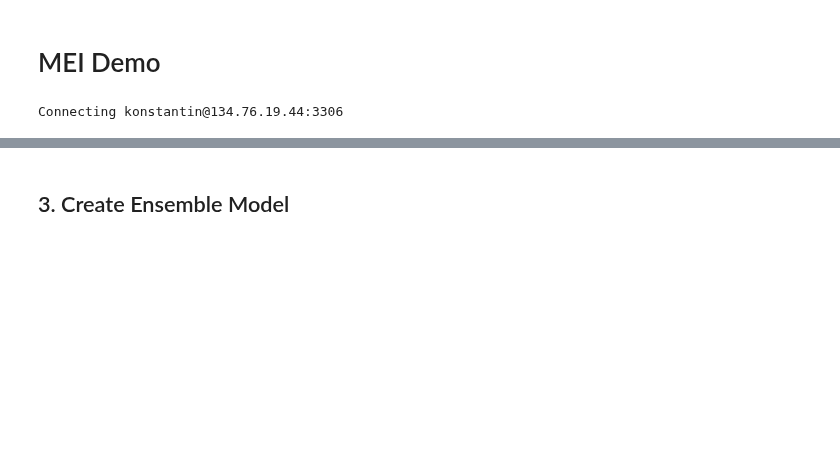
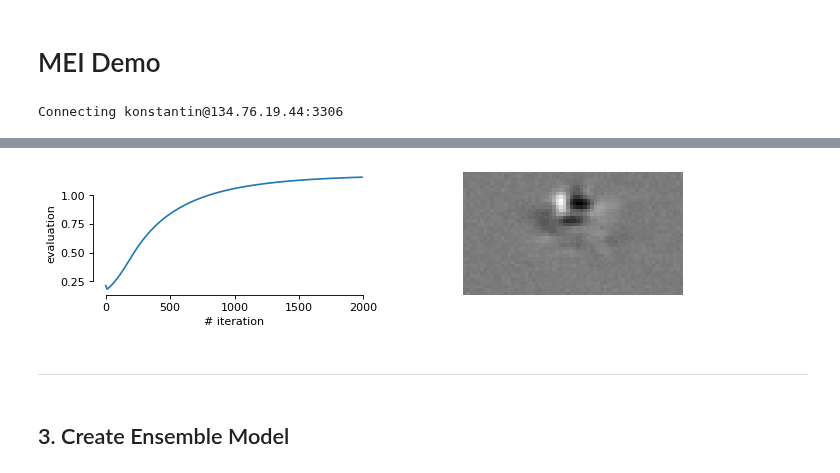
Before and after one commit to sinzlab/nnsysident, a Jupyter notebook: notebooks/mei_demo.ipynb, the cells around one changed output, grey strips where cells are left out. Drawn from its saved outputs; the diff is of its cells as text; code cells hidden in the pictures; blank space fills up the shorter version.

```diff
--- a/notebooks/mei_demo.ipynb
+++ b/notebooks/mei_demo.ipynb
@@ -84,0 +93,10 @@ Total: 10
+# %%
+n_rows = 20
+fig, axes = plt.subplots(n_rows, 5, figsize=(15, 2.5*n_rows), dpi=80)
+fontsize = 10
+
+for i, ax in enumerate(axes.flatten()):
+    ax.imshow(mei[i].squeeze(), cmap="gray")
+    ax.axis("off")
+    ax.set_title(r"%$\mu$={:.3f}, %$\sigma^2$={:.3f}".format(mean[i]/mei_mean, variance[i]/mei_variance), fontsize=fontsize)
+fig.tight_layout()
@@ -85,3 +114,30 @@ Total: 10
+# %%
+table = (MEI & dj.AndList(["dataset_hash = 'd4869853a4fd946b12adf99b70f9f1cf'",
+             "ensemble_hash = '89233087b4af73dfea4dbca1fbc841d0'",
+             "method_hash = '54f863f93364931f53ecdfe7c2bc5a03'",
+             f"unit_id = {unit_id}"]))
+
+for u_id in tqdm(np.unique(table.fetch("unit_id"))):
+    output_path = (table & f"unit_id = {u_id}").fetch1("output")
+    output = load(output_path)
+    mei = table.load_mei()[0]
+    os.remove(output_path)
+
+    fig, axes = plt.subplots(1, 2, figsize=(10, 2), dpi=80)
+    axes[0].plot(
+        output["mei.objectives.EvaluationObjective"]["times"],
+        output["mei.objectives.EvaluationObjective"]["values"],
+    )
+    axes[1].imshow(mei.squeeze(), cmap="gray")
+    axes[1].axis("off")
+
+    axes[0].set_xlabel("# iteration")
+    axes[0].set_ylabel("evaluation")
+    sns.despine(trim=True)
+# %% [output]
+[figure, added]
+# %% [markdown]
+___
 # %% [markdown]
 ## 3. Create Ensemble Model
 # %%
```
Also changed, not shown: parts of 56 cells of this notebook, 4 other files.
